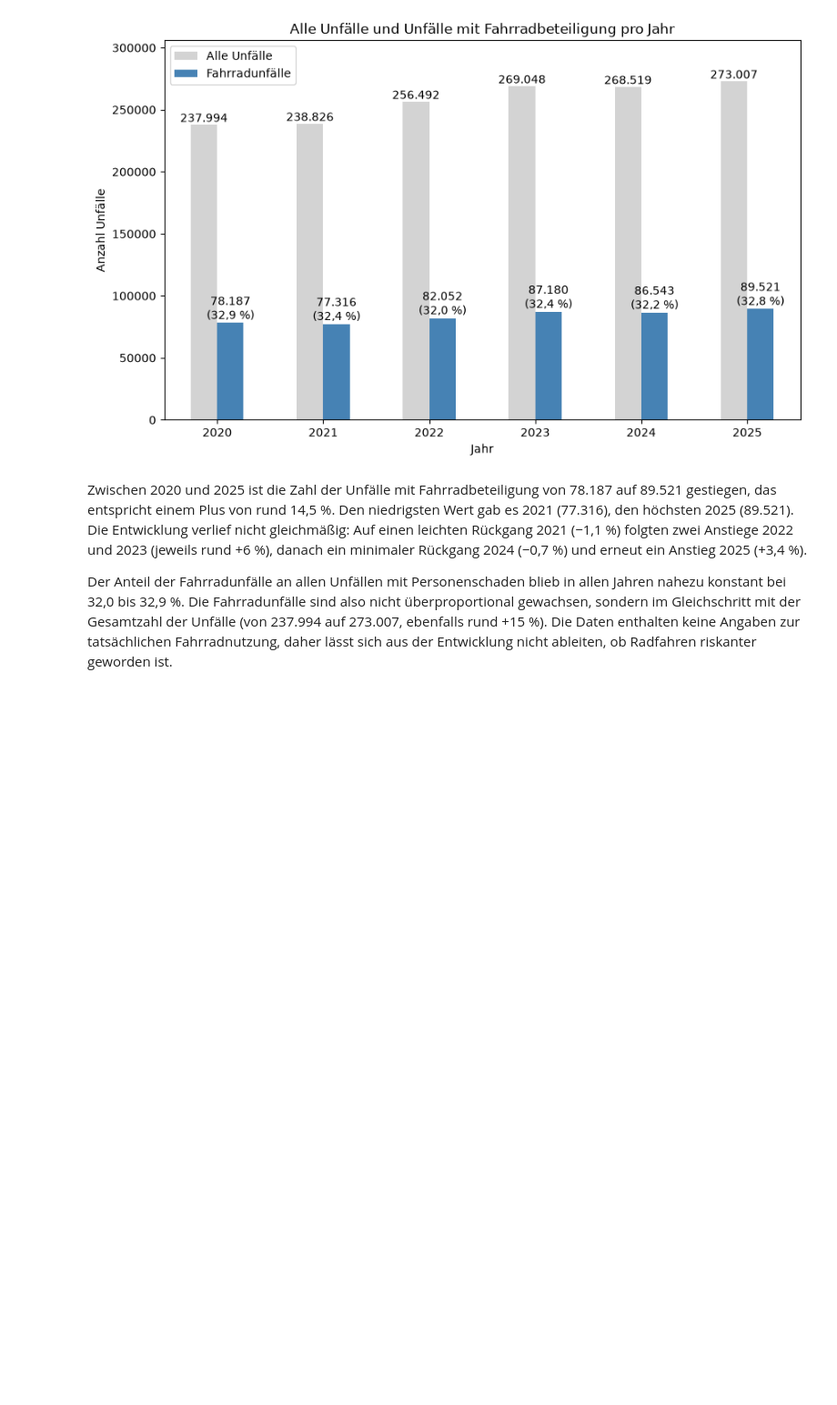
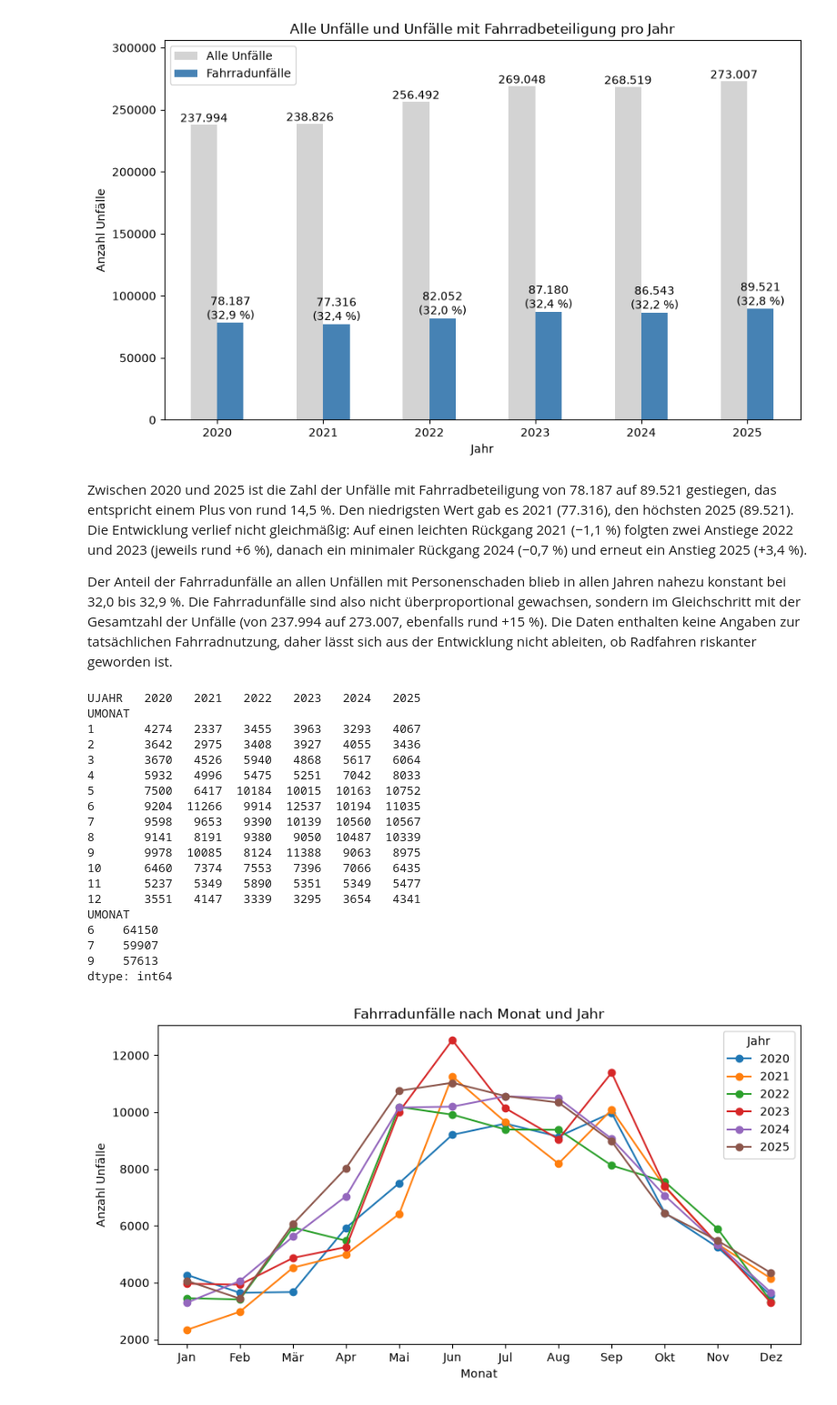
Before and after one commit to RogovaNatalia/Unfallorte_Projekt, a Jupyter notebook: analyse.ipynb, the cells around one changed output. Shown at 91% size. Saved outputs shown, nothing was run; the diff lists cells and outputs as text; code cells hidden in the pictures; blank space fills up the shorter version.

Commit message:
Block 1.2: Fahrradunfälle nach Monat

```diff
--- a/analyse.ipynb
+++ b/analyse.ipynb
@@ -107,3 +107,42 @@ plt.legend();
 Zwischen 2020 und 2025 ist die Zahl der Unfälle mit Fahrradbeteiligung von 78.187 auf 89.521 gestiegen, das entspricht einem Plus von rund 14,5 %. Den niedrigsten Wert gab es 2021 (77.316), den höchsten 2025 (89.521). Die Entwicklung verlief nicht gleichmäßig: Auf einen leichten Rückgang 2021 (−1,1 %) folgten zwei Anstiege 2022 und 2023 (jeweils rund +6 %), danach ein minimaler Rückgang 2024 (−0,7 %) und erneut ein Anstieg 2025 (+3,4 %).
 
 Der Anteil der Fahrradunfälle an allen Unfällen mit Personenschaden blieb in allen Jahren nahezu konstant bei 32,0 bis 32,9 %. Die Fahrradunfälle sind also nicht überproportional gewachsen, sondern im Gleichschritt mit der Gesamtzahl der Unfälle (von 237.994 auf 273.007, ebenfalls rund +15 %). Die Daten enthalten keine Angaben zur tatsächlichen Fahrradnutzung, daher lässt sich aus der Entwicklung nicht ableiten, ob Radfahren riskanter geworden ist.
+# %%
+#  1.1 Entwicklung der Fahrradunfälle nach Monat
+
+monate = ["Jan", "Feb", "Mär", "Apr", "Mai", "Jun", "Jul", "Aug", "Sep", "Okt", "Nov", "Dez"]
+
+rad_monat = df_rad.groupby(["UMONAT", "UJAHR"]).size().unstack()
+print(rad_monat)
+print(rad_monat.sum(axis=1).sort_values(ascending=False).head(3))  # Top-3-Monate
+
+
+fig, ax = plt.subplots(figsize=(10, 5))
+rad_monat.plot(ax=ax, marker="o")
+ax.set_xticks(range(1, 13))
+ax.set_xticklabels(monate)
+ax.set_title("Fahrradunfälle nach Monat und Jahr")
+ax.set_xlabel("Monat")
+ax.set_ylabel("Anzahl Unfälle")
+ax.legend(title="Jahr");
+# %% [output]
+UJAHR   2020   2021   2022   2023   2024   2025
+UMONAT
+1       4274   2337   3455   3963   3293   4067
+2       3642   2975   3408   3927   4055   3436
+3       3670   4526   5940   4868   5617   6064
+4       5932   4996   5475   5251   7042   8033
+5       7500   6417  10184  10015  10163  10752
+6       9204  11266   9914  12537  10194  11035
+7       9598   9653   9390  10139  10560  10567
+8       9141   8191   9380   9050  10487  10339
+9       9978  10085   8124  11388   9063   8975
+10      6460   7374   7553   7396   7066   6435
+11      5237   5349   5890   5351   5349   5477
+12      3551   4147   3339   3295   3654   4341
+UMONAT
+6    64150
+7    59907
+9    57613
+dtype: int64
+[figure, added]
```
Also changed, not shown: parts of 2 cells of this notebook.
